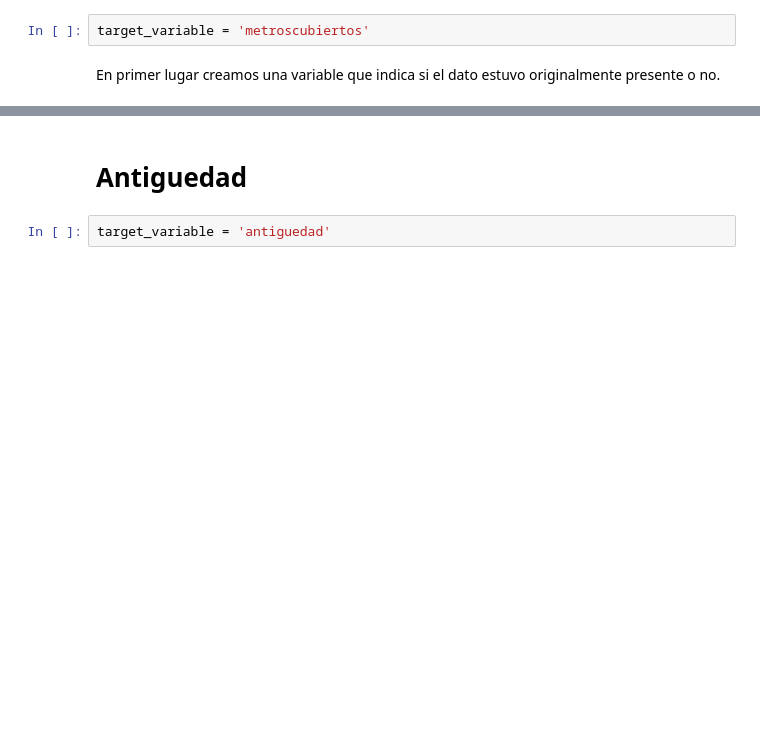
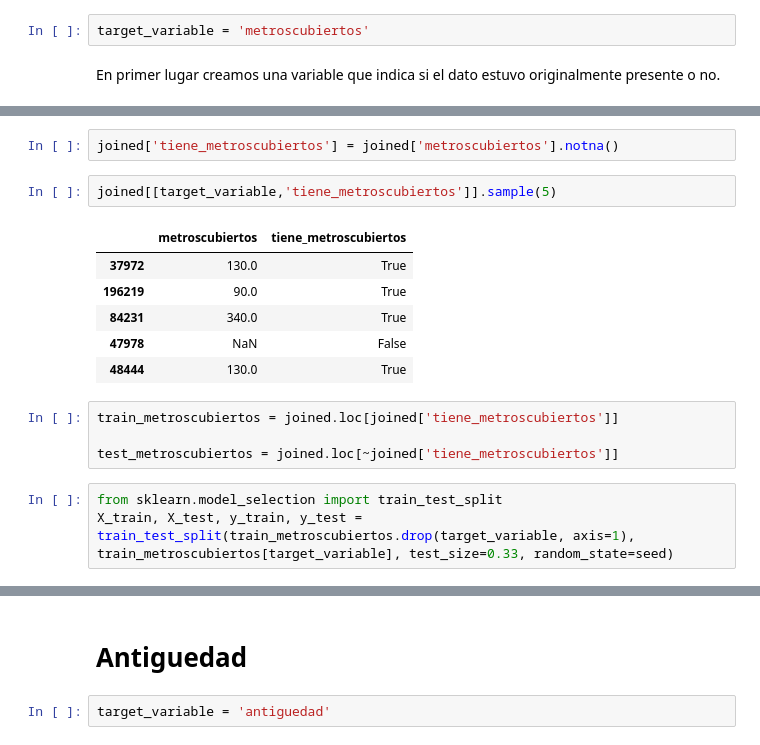
Before and after one commit to rozanecm/7506_tp2_2c2019, a Jupyter notebook: notebooks/fillna with ml by rozanecm.ipynb, the cells around one changed output, grey strips where cells are left out. Cells and saved outputs as stored; diff of their text form; blank space fills up the shorter version.

Commit message:
add fillna by prediction
metroscubiertos feature.

```diff
--- a/notebooks/fillna with ml by rozanecm.ipynb
+++ b/notebooks/fillna with ml by rozanecm.ipynb
@@ -451,0 +402,18 @@ KeyboardInterrupt:
+# %%
+joined['tiene_metroscubiertos'] = joined['metroscubiertos'].notna()
+# %%
+joined[[target_variable,'tiene_metroscubiertos']].sample(5)
+# %% [output]
+|  | metroscubiertos | tiene_metroscubiertos |
+| 37972 | 130.0 | True |
+| 196219 | 90.0 | True |
+| 84231 | 340.0 | True |
+| 47978 | NaN | False |
+| 48444 | 130.0 | True |
+# %%
+train_metroscubiertos = joined.loc[joined['tiene_metroscubiertos']]
+
+test_metroscubiertos = joined.loc[~joined['tiene_metroscubiertos']]
+# %%
+from sklearn.model_selection import train_test_split
+X_train, X_test, y_train, y_test = train_test_split(train_metroscubiertos.drop(target_variable, axis=1), train_metroscubiertos[target_variable], test_size=0.33, random_state=seed)
```
Also changed, not shown: parts of 17 cells of this notebook, 1 other file.
